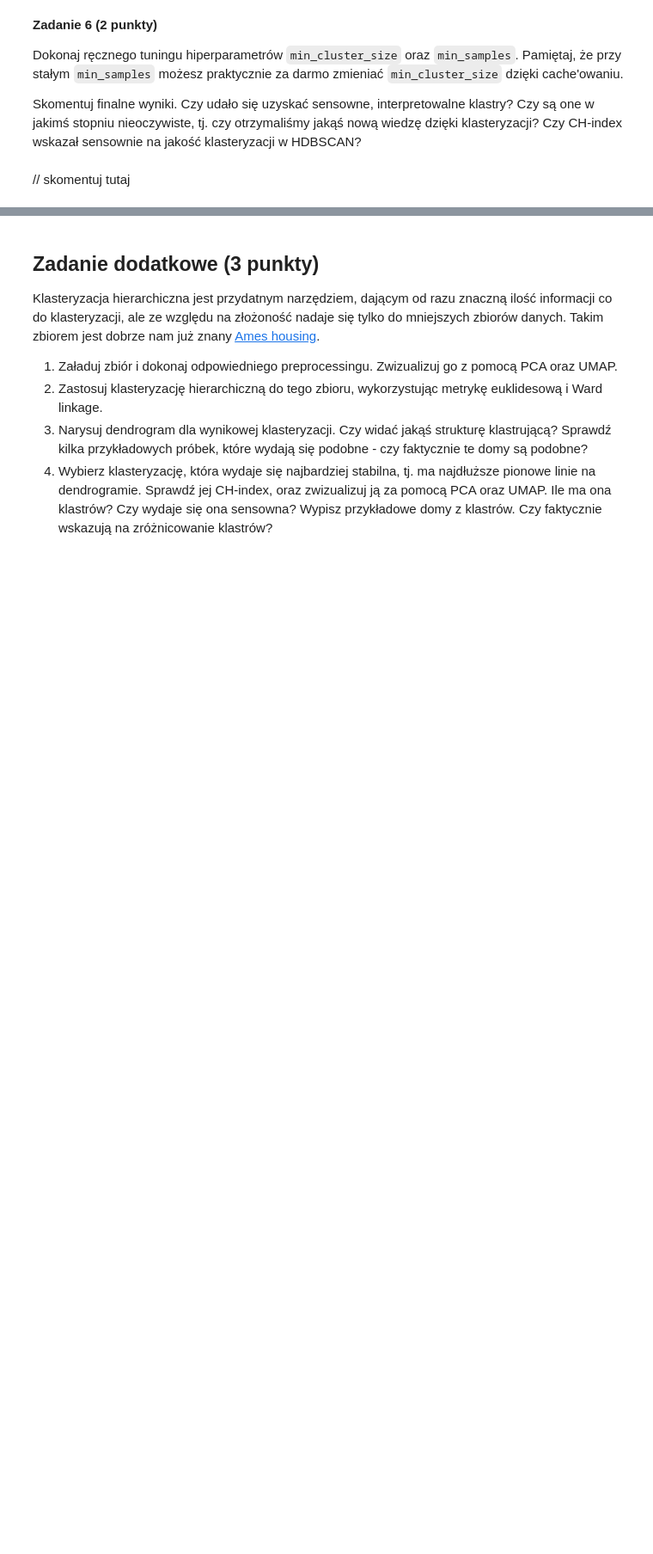
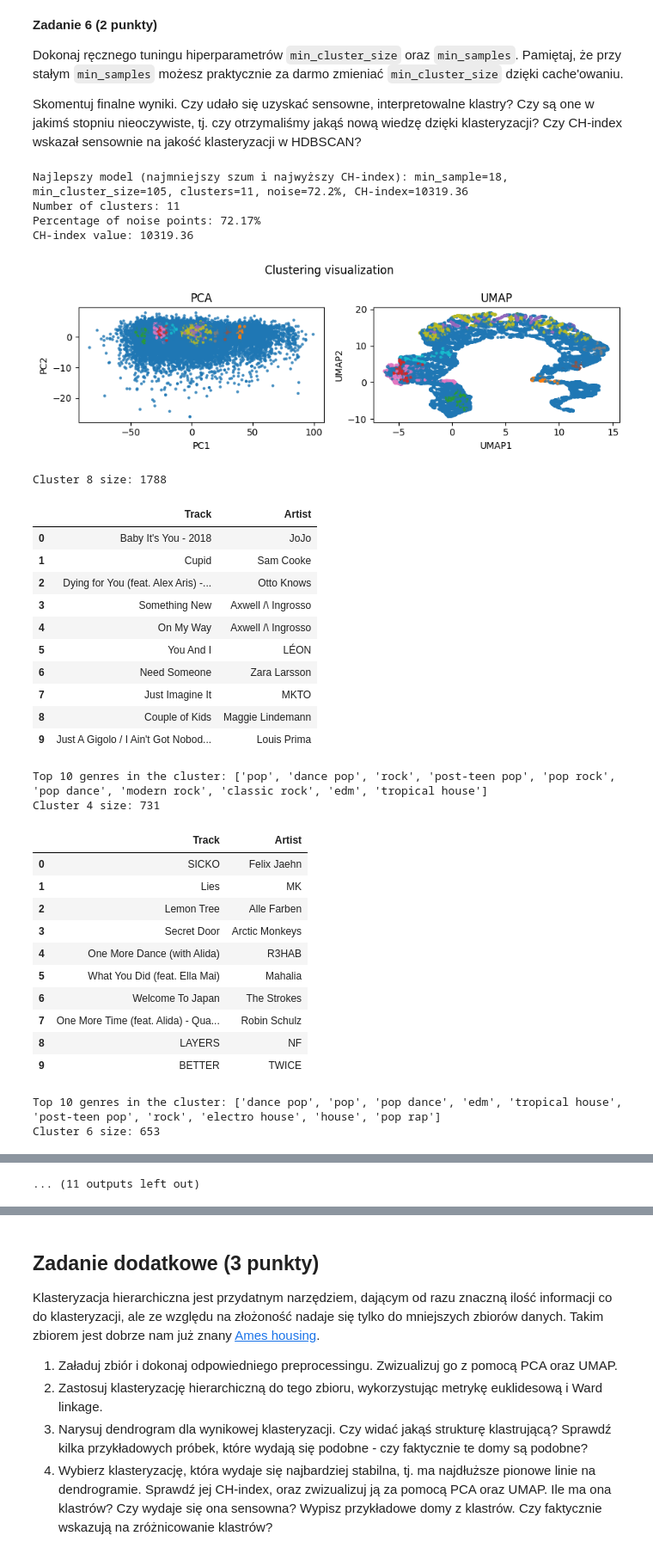
Before and after one commit to domino644/pum, a Jupyter notebook: lab7/notebook.ipynb, the cells around one changed output, grey strips where cells are left out. Shown at 86% size. Saved outputs shown, nothing was run; the diff lists cells and outputs as text; code cells hidden in the pictures; blank space fills up the shorter version.

```diff
--- a/lab7/notebook.ipynb
+++ b/lab7/notebook.ipynb
@@ -567,5 +854,63 @@ Domyślne `min_cluster_size` to zaledwie 5, a mimo tego HDBSCAN wcale nie znalaz
 Dokonaj ręcznego tuningu hiperparametrów `min_cluster_size` oraz `min_samples`. Pamiętaj, że przy stałym `min_samples` możesz praktycznie za darmo zmieniać `min_cluster_size` dzięki cache'owaniu.
 
 Skomentuj finalne wyniki. Czy udało się uzyskać sensowne, interpretowalne klastry? Czy są one w jakimś stopniu nieoczywiste, tj. czy otrzymaliśmy jakąś nową wiedzę dzięki klasteryzacji? Czy CH-index wskazał sensownie na jakość klasteryzacji w HDBSCAN?
-# %% [markdown]
-// skomentuj tutaj
+# %%
+# Przykładowy tuning hiperparametrów
+min_samples = [X.shape[1] * 2, X.shape[1] * 3, X.shape[1] * 4]
+min_cluster_sizes = list(range(5, 301, 25))
+
+results = []
+for min_sample in min_samples:
+    for min_cluster_size in min_cluster_sizes:
+        clustering = HDBSCAN(min_cluster_size=min_cluster_size, min_samples=min_sample)
+        clustering.fit(X)
+        labels = clustering.labels_
+        n_clusters = len(set(labels)) - (1 if -1 in labels else 0)
+        noise_perc = (labels == -1).sum() / len(labels) * 100
+        if n_clusters > 1:
+            ch_index = calinski_harabasz_score(X[labels != -1], labels[labels != -1])
+        else:
+            ch_index = None
+        results.append((min_sample,min_cluster_size, n_clusters, noise_perc, ch_index))
+# %%
+best_result = max(results, key=lambda x: (x[4], -x[3]))  # minimalizuj szum, maksymalizuj CH-index
+
+print(f"\nNajlepszy model (najmniejszy szum i najwyższy CH-index): min_sample={best_result[0]}, min_cluster_size={best_result[1]}, clusters={best_result[2]}, noise={best_result[3]:.1f}%, CH-index={best_result[4]:.2f}")
+
+# Wytrenuj i przeanalizuj najlepszy model
+clustering = HDBSCAN(min_cluster_size=best_result[1], min_samples=best_result[0])
+clustering.fit(X)
+dbscan_analyzer.analyze_clustering(X, clustering)
+# %% [output]
+Najlepszy model (najmniejszy szum i najwyższy CH-index): min_sample=18, min_cluster_size=105, clusters=11, noise=72.2%, CH-index=10319.36
+Number of clusters: 11
+Percentage of noise points: 72.17%
+CH-index value: 10319.36
+[figure, added]
+Cluster 8 size: 1788
+|  | Track | Artist |
+| 0 | Baby It's You - 2018 | JoJo |
+| 1 | Cupid | Sam Cooke |
+| 2 | Dying for You (feat. Alex Aris) -... | Otto Knows |
+| 3 | Something New | Axwell /\ Ingrosso |
+| 4 | On My Way | Axwell /\ Ingrosso |
+| 5 | You And I | LÉON |
+| 6 | Need Someone | Zara Larsson |
+| 7 | Just Imagine It | MKTO |
+| 8 | Couple of Kids | Maggie Lindemann |
+| 9 | Just A Gigolo / I Ain't Got Nobod... | Louis Prima |
+Top 10 genres in the cluster: ['pop', 'dance pop', 'rock', 'post-teen pop', 'pop rock', 'pop dance', 'modern rock', 'classic rock', 'edm', 'tropical house']
+Cluster 4 size: 731
+|  | Track | Artist |
+| 0 | SICKO | Felix Jaehn |
+| 1 | Lies | MK |
+| 2 | Lemon Tree | Alle Farben |
+| 3 | Secret Door | Arctic Monkeys |
+| 4 | One More Dance (with Alida) | R3HAB |
+| 5 | What You Did (feat. Ella Mai) | Mahalia |
+| 6 | Welcome To Japan | The Strokes |
+| 7 | One More Time (feat. Alida) - Qua... | Robin Schulz |
+| 8 | LAYERS | NF |
+| 9 | BETTER | TWICE |
+Top 10 genres in the cluster: ['dance pop', 'pop', 'pop dance', 'edm', 'tropical house', 'post-teen pop', 'rock', 'electro house', 'house', 'pop rap']
+Cluster 6 size: 653
@@ -571,0 +954 @@ Skomentuj finalne wyniki. Czy udało się uzyskać sensowne, interpretowalne kla
+... (11 outputs left out)
```
Also changed, not shown: parts of 16 cells of this notebook, 3 other files.
